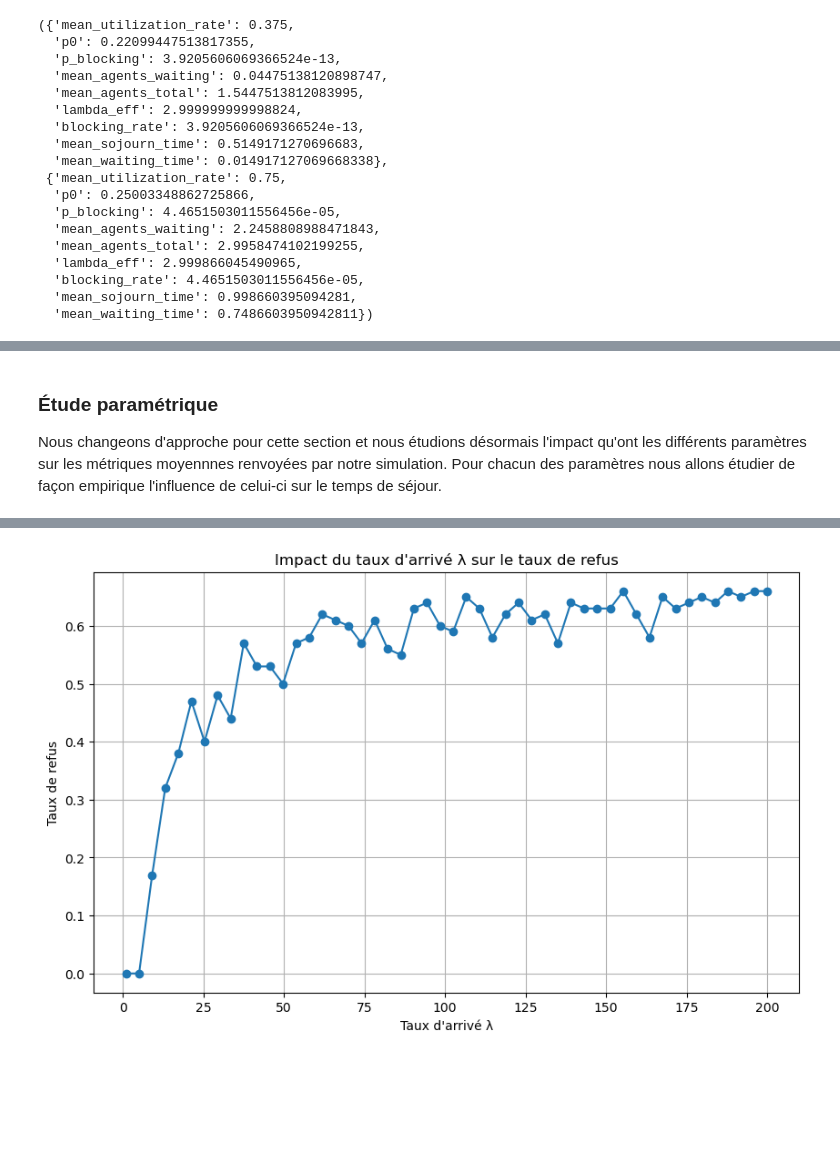
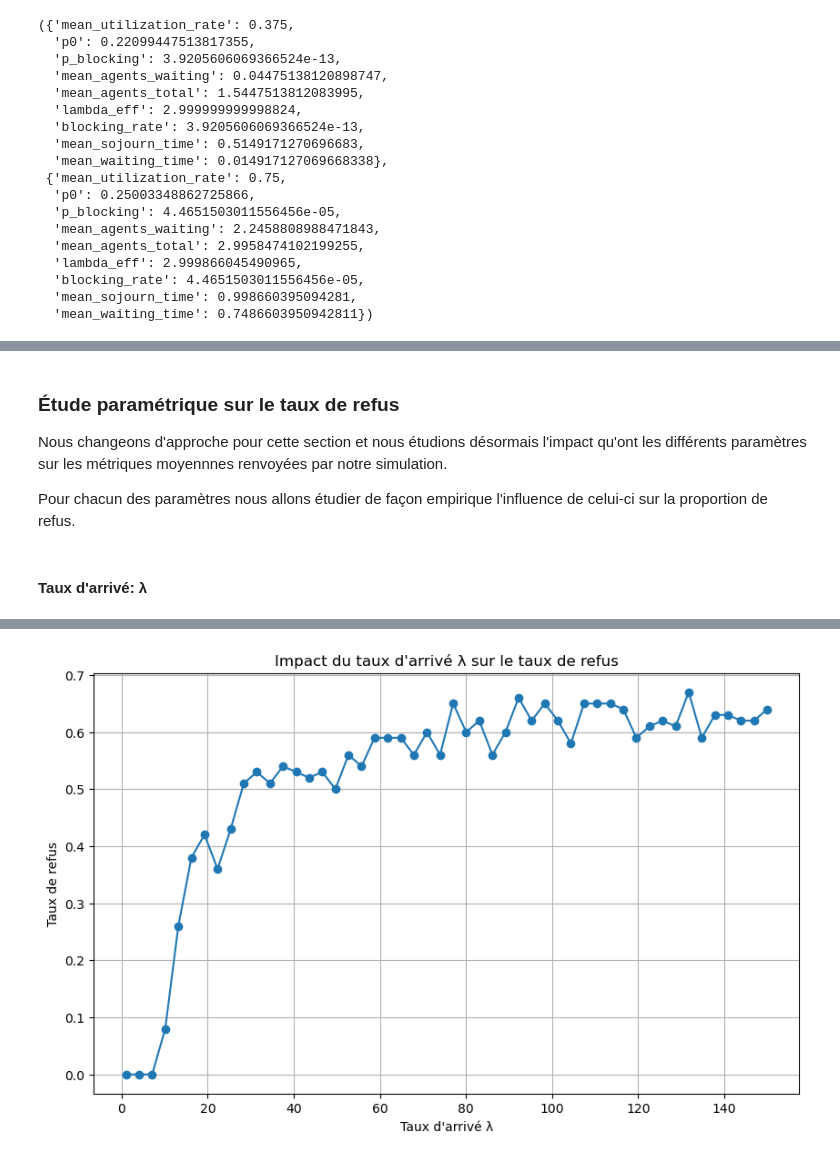
Before and after one commit to BomboCato/ERO2, a Jupyter notebook: Waterfall.ipynb, the cells around one changed output, grey strips where cells are left out. Drawn from its saved outputs; the diff is of its cells as text; code cells hidden in the pictures; blank space fills up the shorter version.

```diff
--- a/Waterfall.ipynb
+++ b/Waterfall.ipynb
@@ -985,7 +985,8 @@ plot_bench(bench)
 # %% [markdown]
-### Étude paramétrique
+### Étude paramétrique sur le taux de refus
 Nous changeons d'approche pour cette section et nous étudions désormais l'impact qu'ont les différents paramètres sur les métriques moyennnes renvoyées par notre simulation.
-Pour chacun des paramètres nous allons étudier de façon empirique l'influence de celui-ci sur le temps de séjour.
+
+Pour chacun des paramètres nous allons étudier de façon empirique l'influence de celui-ci sur la proportion de refus.
 # %%
 def parametric_simulation(param_values, param_name, base_params):
     rows = []
@@ -1021,6 +1022,8 @@ def parametric_simulation(param_values, param_name, base_params):
         rows.append(row)
 
     return pd.DataFrame(rows)
+# %% [markdown]
+#### Taux d'arrivé: λ
 # %%
 base_params = {
     "lambda": 3.,
@@ -1032,12 +1035,19 @@ base_params = {
     "agent_nb": 100,
     "policy": fifo_policy
 }
-lambda_values = np.linspace(1.0, 200.0, 50)
+lambda_values = np.linspace(1.0, 150.0, 50)
 
 res = parametric_simulation(
     param_values=lambda_values,
     param_name="lambda",
     base_params=base_params
 )
-res
+
+plt.figure(figsize=(10, 6))
+plt.plot(res["lambda"], res["blocked_total_value"], marker='o')
+plt.xlabel("Taux d'arrivé λ")
+plt.ylabel("Taux de refus")
+plt.title("Impact du taux d'arrivé λ sur le taux de refus")
+plt.grid(True)
+plt.show()
 # %% [output]
@@ -1061,10 +1054 @@ res
+[figure, added]
-# %%
-plt.figure(figsize=(10, 6))
-plt.plot(res["lambda"], res["blocked_total_value"], marker='o')
-plt.xlabel("Taux d'arrivé λ")
-plt.ylabel("Taux de refus")
-plt.title("Impact du taux d'arrivé λ sur le taux de refus")
-plt.grid(True)
-plt.show()
-# %% [output]
-[figure, removed]
```
Also changed, not shown: parts of 16 cells of this notebook.
